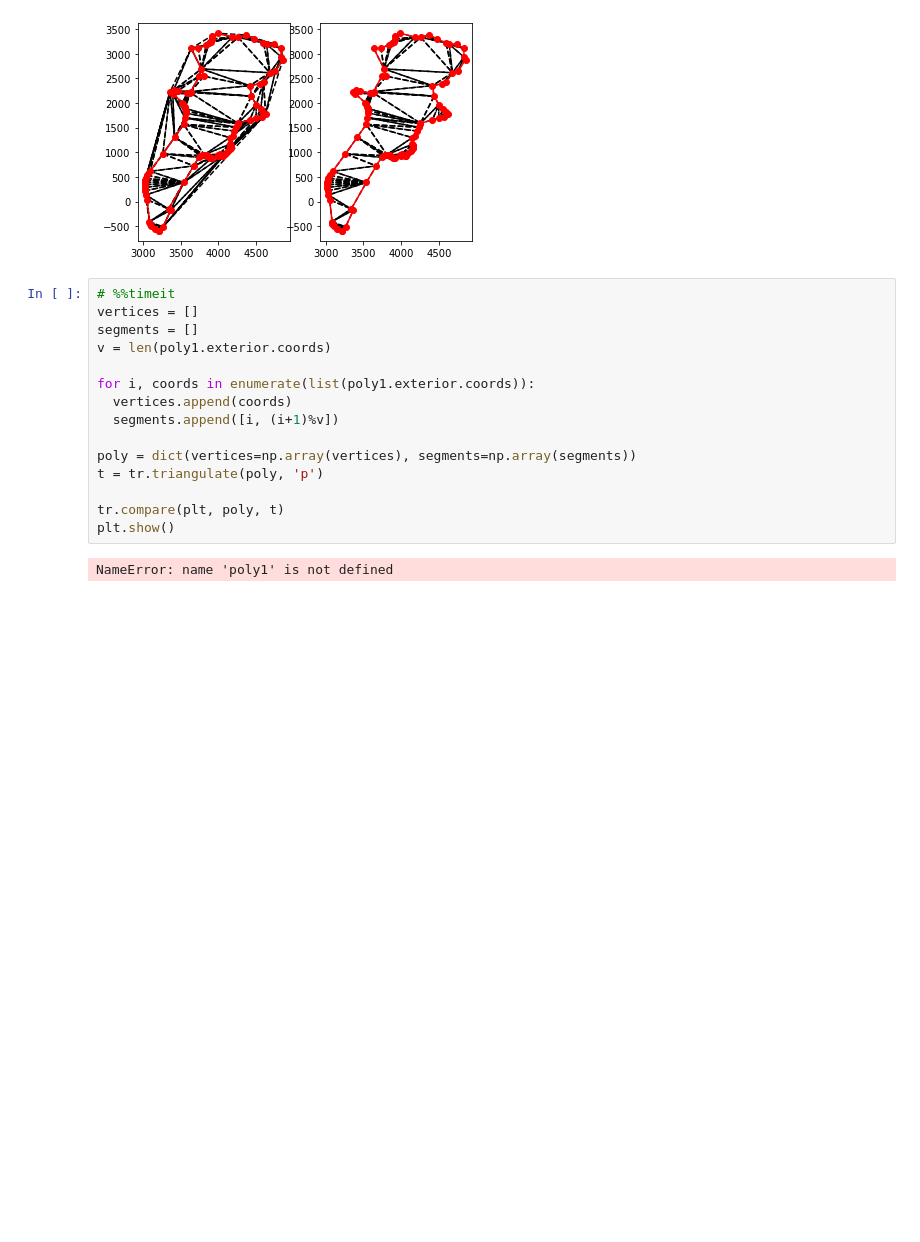
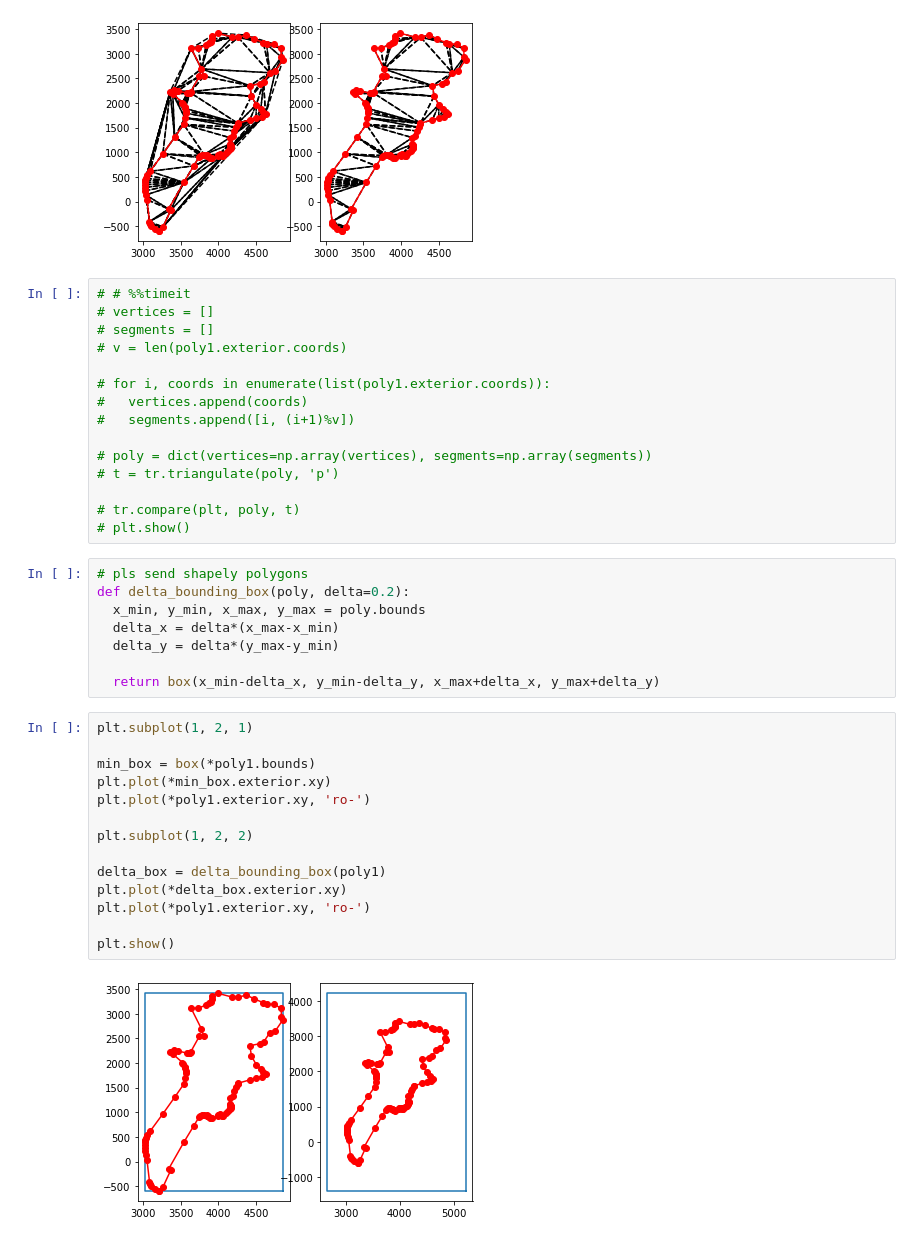
Before and after one commit to pratikluitel/ros-geofencing, a Jupyter notebook: Test notebooks/Breach Detection.ipynb, the cells around one changed output. Cells and saved outputs as stored; diff of their text form; blank space fills up the shorter version.

```diff
--- a/Test notebooks/Breach Detection.ipynb
+++ b/Test notebooks/Breach Detection.ipynb
@@ -85,19 +67,41 @@ plt.show()
 # %% [output]
 [figure]
 # %%
-# %%timeit
-vertices = []
-segments = []
-v = len(poly1.exterior.coords)
+# # %%timeit
+# vertices = []
+# segments = []
+# v = len(poly1.exterior.coords)
 
-for i, coords in enumerate(list(poly1.exterior.coords)):
-  vertices.append(coords)
-  segments.append([i, (i+1)%v])
+# for i, coords in enumerate(list(poly1.exterior.coords)):
+#   vertices.append(coords)
+#   segments.append([i, (i+1)%v])
 
-poly = dict(vertices=np.array(vertices), segments=np.array(segments))
-t = tr.triangulate(poly, 'p')
+# poly = dict(vertices=np.array(vertices), segments=np.array(segments))
+# t = tr.triangulate(poly, 'p')
 
-tr.compare(plt, poly, t)
-plt.show()
+# tr.compare(plt, poly, t)
+# plt.show()
-# %% [output]
-NameError: name 'poly1' is not defined
+# %%
+# pls send shapely polygons
+def delta_bounding_box(poly, delta=0.2):
+  x_min, y_min, x_max, y_max = poly.bounds
+  delta_x = delta*(x_max-x_min)
+  delta_y = delta*(y_max-y_min)
+
+  return box(x_min-delta_x, y_min-delta_y, x_max+delta_x, y_max+delta_y)
+# %%
+plt.subplot(1, 2, 1)
+
+min_box = box(*poly1.bounds)
+plt.plot(*min_box.exterior.xy)
+plt.plot(*poly1.exterior.xy, 'ro-')
+
+plt.subplot(1, 2, 2)
+
+delta_box = delta_bounding_box(poly1)
+plt.plot(*delta_box.exterior.xy)
+plt.plot(*poly1.exterior.xy, 'ro-')
+
+plt.show()
+# %% [output]
+[figure, added]
```
Also changed, not shown: parts of 13 cells of this notebook.
